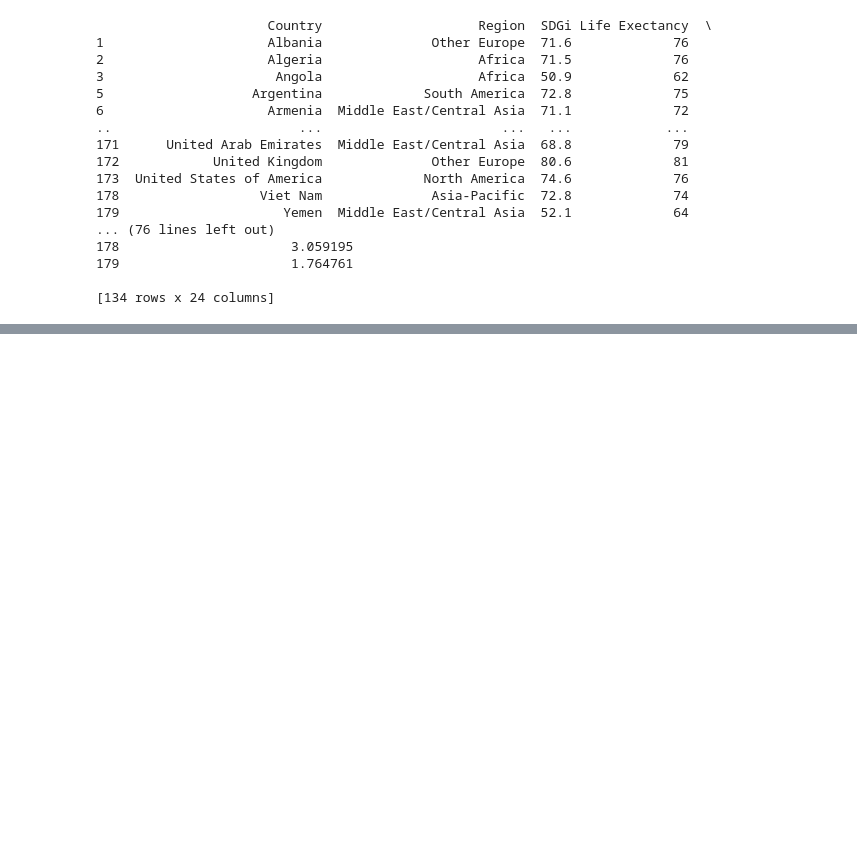
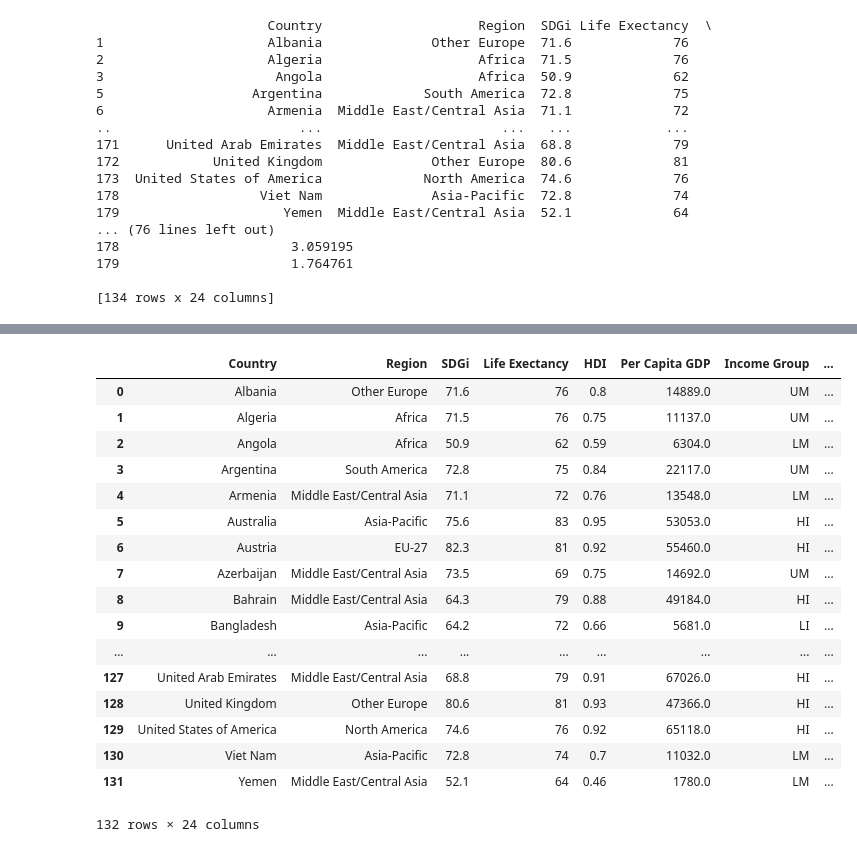
Before and after one commit to lizabethnt/project_4, a Jupyter notebook: global_ecological_exploratory_5-23.ipynb, the cells around one changed output, grey strips where cells are left out. Cells and saved outputs as stored; diff of their text form; code cells hidden in the pictures; blank space fills up the shorter version.

```diff
--- a/global_ecological_exploratory_5-23.ipynb
+++ b/global_ecological_exploratory_5-23.ipynb
@@ -287,0 +314,28 @@ dtype: object
+# %%
+# global_df[34:37]
+
+
+global_df.drop(global_df.index[[34,36]], inplace=True)
+global_df[34:37]
+
+global_df.reset_index(drop=True, inplace=True)
+global_df
+# %% [output]
+|  | Country | Region | SDGi | Life Exectancy | HDI | Per Capita GDP | Income Group | ... |
+| 0 | Albania | Other Europe | 71.6 | 76 | 0.8 | 14889.0 | UM | ... |
+| 1 | Algeria | Africa | 71.5 | 76 | 0.75 | 11137.0 | UM | ... |
+| 2 | Angola | Africa | 50.9 | 62 | 0.59 | 6304.0 | LM | ... |
+| 3 | Argentina | South America | 72.8 | 75 | 0.84 | 22117.0 | UM | ... |
+| 4 | Armenia | Middle East/Central Asia | 71.1 | 72 | 0.76 | 13548.0 | LM | ... |
+| 5 | Australia | Asia-Pacific | 75.6 | 83 | 0.95 | 53053.0 | HI | ... |
+| 6 | Austria | EU-27 | 82.3 | 81 | 0.92 | 55460.0 | HI | ... |
+| 7 | Azerbaijan | Middle East/Central Asia | 73.5 | 69 | 0.75 | 14692.0 | UM | ... |
+| 8 | Bahrain | Middle East/Central Asia | 64.3 | 79 | 0.88 | 49184.0 | HI | ... |
+| 9 | Bangladesh | Asia-Pacific | 64.2 | 72 | 0.66 | 5681.0 | LI | ... |
+| ... | ... | ... | ... | ... | ... | ... | ... | ... |
+| 127 | United Arab Emirates | Middle East/Central Asia | 68.8 | 79 | 0.91 | 67026.0 | HI | ... |
+| 128 | United Kingdom | Other Europe | 80.6 | 81 | 0.93 | 47366.0 | HI | ... |
+| 129 | United States of America | North America | 74.6 | 76 | 0.92 | 65118.0 | HI | ... |
+| 130 | Viet Nam | Asia-Pacific | 72.8 | 74 | 0.7 | 11032.0 | LM | ... |
+| 131 | Yemen | Middle East/Central Asia | 52.1 | 64 | 0.46 | 1780.0 | LM | ... |
+132 rows × 24 columns
```
Also changed, not shown: parts of 34 cells of this notebook, 1 other file.
